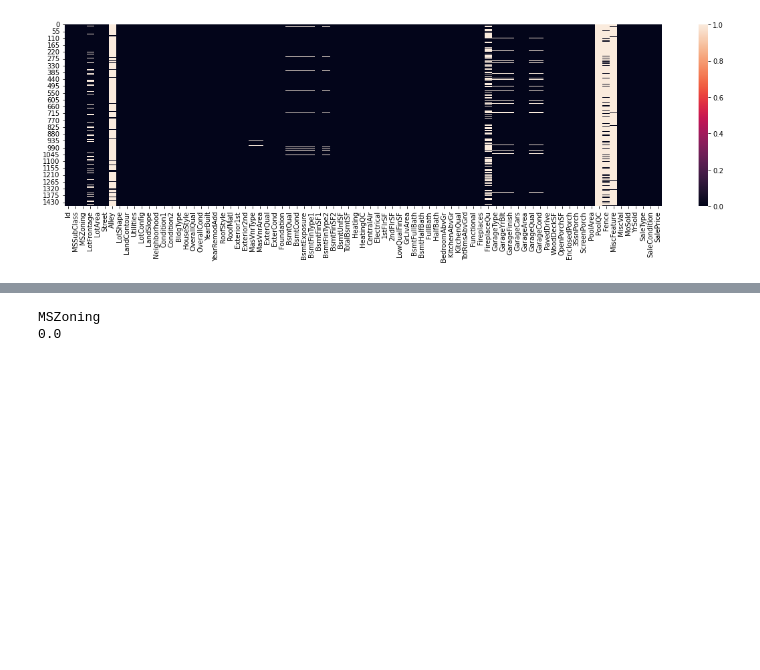
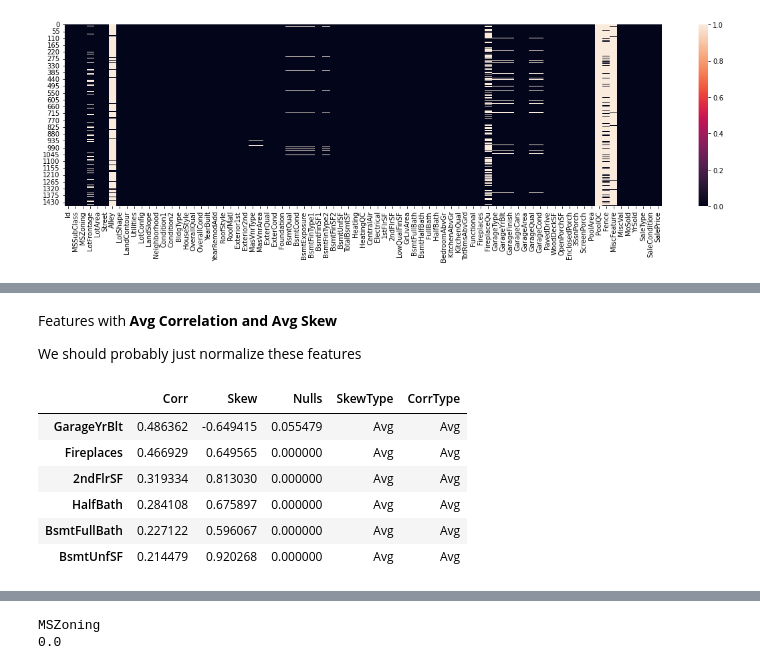
Before and after one commit to Nikalozj/House-Prices-Kaggle, a Jupyter notebook: Exploratory Data Analysis.ipynb, the cells around one changed output, grey strips where cells are left out. Drawn from its saved outputs; the diff is of its cells as text; code cells hidden in the pictures; blank space fills up the shorter version.

```diff
--- a/Exploratory Data Analysis.ipynb
+++ b/Exploratory Data Analysis.ipynb
@@ -158,0 +198,14 @@ Most of high correlations are logical
+# %% [markdown]
+Features with **Avg Correlation and Avg Skew**
+
+We should probably just normalize these features
+# %%
+df[(df['SkewType'] == 'Avg') & (df['CorrType'] == 'Avg')]
+# %% [output]
+|  | Corr | Skew | Nulls | SkewType | CorrType |
+| GarageYrBlt | 0.486362 | -0.649415 | 0.055479 | Avg | Avg |
+| Fireplaces | 0.466929 | 0.649565 | 0.000000 | Avg | Avg |
+| 2ndFlrSF | 0.319334 | 0.813030 | 0.000000 | Avg | Avg |
+| HalfBath | 0.284108 | 0.675897 | 0.000000 | Avg | Avg |
+| BsmtFullBath | 0.227122 | 0.596067 | 0.000000 | Avg | Avg |
+| BsmtUnfSF | 0.214479 | 0.920268 | 0.000000 | Avg | Avg |
```
Also changed, not shown: parts of 26 cells of this notebook.
